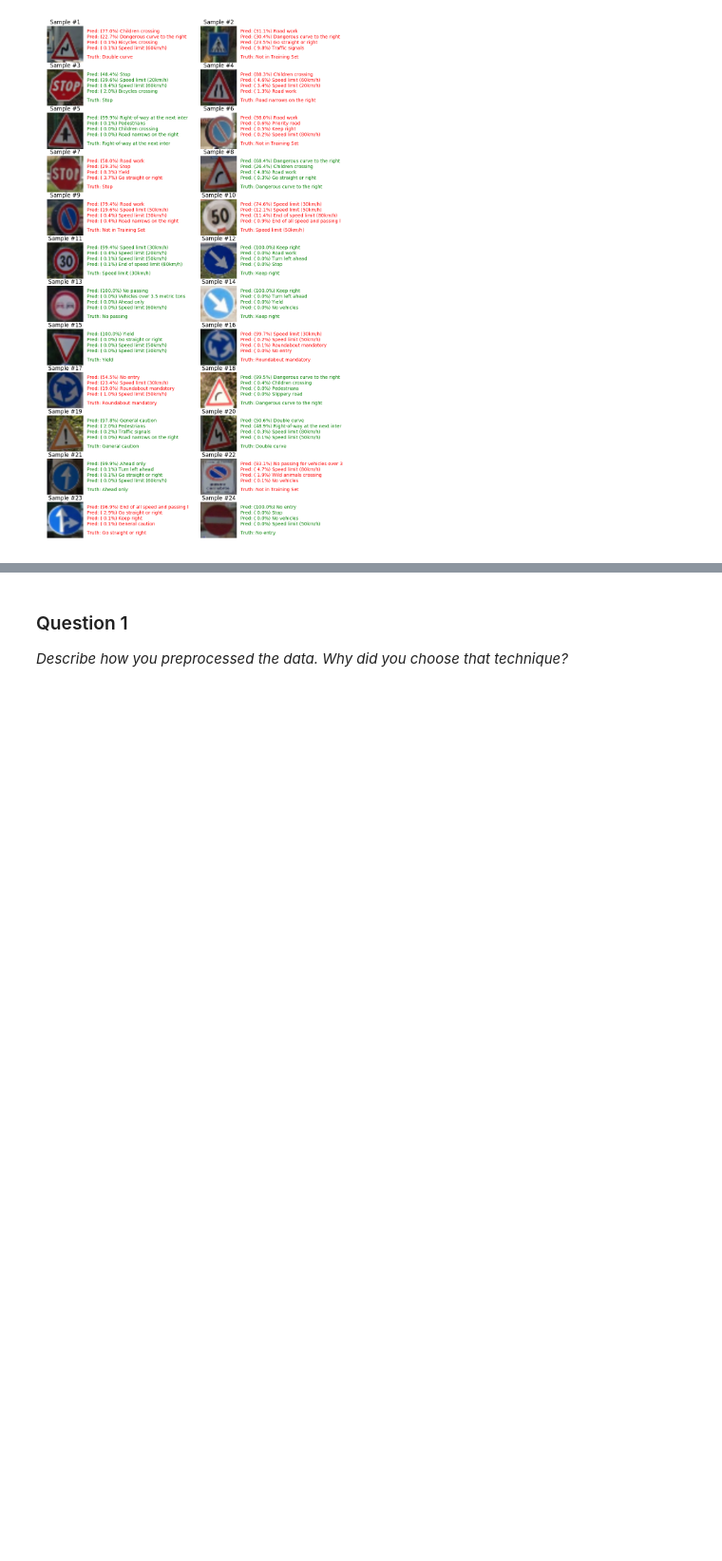
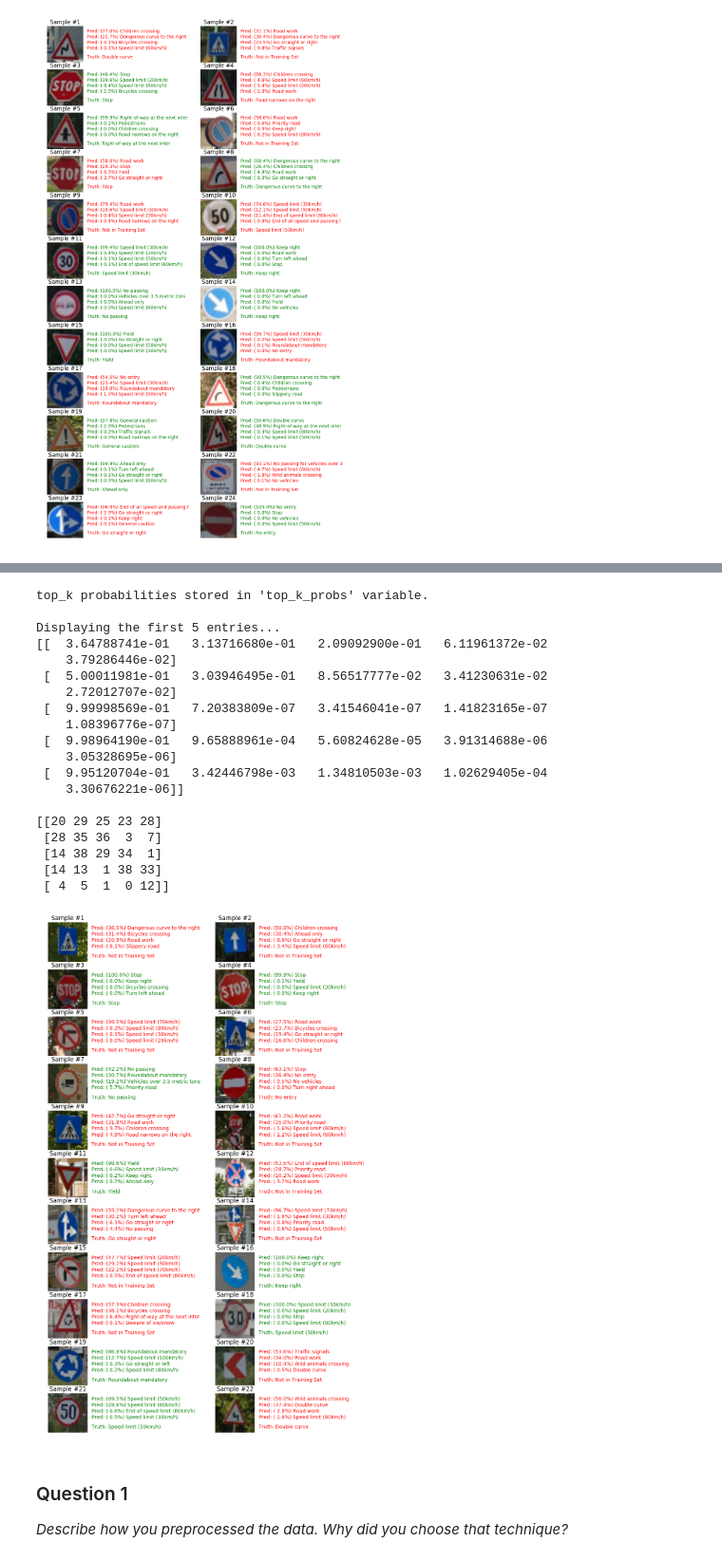
Before and after one commit to iRazvan/CarND-TSR, a Jupyter notebook: Traffic_Sign_Classifier_NoDropout_Working.ipynb, the cells around one changed output, grey strips where cells are left out. Shown at 95% size. Saved outputs shown, nothing was run; the diff lists cells and outputs as text; code cells hidden in the pictures; blank space fills up the shorter version.

```diff
--- a/Traffic_Sign_Classifier_NoDropout_Working.ipynb
+++ b/Traffic_Sign_Classifier_NoDropout_Working.ipynb
@@ -749,3 +867,66 @@ Displaying the first 5 entries...
+# %%
+# display "newdata" that was evaluated
+probabilities = tf.placeholder(tf.float32, (None, 43))
+
+with tf.Session() as sess:
+    top_k_probs2 = sess.run(tf.nn.top_k(tf.nn.softmax(probabilities), k=5), feed_dict={probabilities: predictions2})
+    print("top_k probabilities stored in 'top_k_probs' variable.")
+
+top_k_probabilities2 = top_k_probs2[0]
+top_k_predictions2 = top_k_probs2[1]
+
+print()
+print("Displaying the first 5 entries...")
+print(top_k_probabilities2[:5])
+print()
+print(top_k_predictions2[:5])
+
+
+fig = plt.figure(figsize=(11, 20))
+for i in range(len(predictions)):
+    truth = images_labels2[i]
+    prediction = labels2[i]
+    plt.subplot(12, 2, 1+i)
+    plt.title("Sample #{0}".format(i+1))
+    plt.axis('off')
+    color = 'green' if truth == prediction else 'red'
+
+    # Plot the top 4 probabilities on the side of the image
+    for j in range(4):
+        pred_label = label_names_dict[top_k_predictions2[i][j]]
+        pred_certainty = top_k_probabilities2[i][j]
+        plt.text(35, 5*(j+1), "Pred: ({0:4.1f}%) {1:.30}".format(100*pred_certainty, pred_label), color=color)
+
+    # Plot the truth label or 'Not in Training Set' if not present.
+    if truth != -1:
+        plt.text(35, 28, "Truth: {0:.30}".format(label_names_dict[truth]), color=color)
+    else:
+        plt.text(35, 28, "Truth: {0}".format('Not in Training Set'), color=color)
+
+    plt.imshow(images2[i])
+
+#plt.show()
+# %% [output]
+top_k probabilities stored in 'top_k_probs' variable.
+
+Displaying the first 5 entries...
+[[  3.64788741e-01   3.13716680e-01   2.09092900e-01   6.11961372e-02
+    3.79286446e-02]
+ [  5.00011981e-01   3.03946495e-01   8.56517777e-02   3.41230631e-02
+    2.72012707e-02]
+ [  9.99998569e-01   7.20383809e-07   3.41546041e-07   1.41823165e-07
+    1.08396776e-07]
+ [  9.98964190e-01   9.65888961e-04   5.60824628e-05   3.91314688e-06
+    3.05328695e-06]
+ [  9.95120704e-01   3.42446798e-03   1.34810503e-03   1.02629405e-04
+    3.30676221e-06]]
+
+[[20 29 25 23 28]
+ [28 35 36  3  7]
+ [14 38 29 34  1]
+ [14 13  1 38 33]
+ [ 4  5  1  0 12]]
+[figure, added]
 # %% [markdown]
 ### Question 1
 
```
Also changed, not shown: parts of 5 cells of this notebook, 26 other files.
